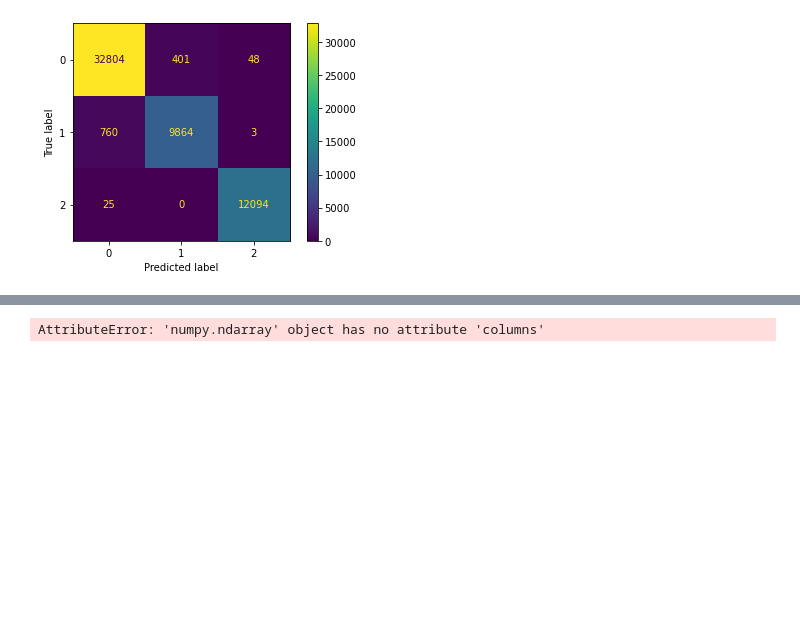
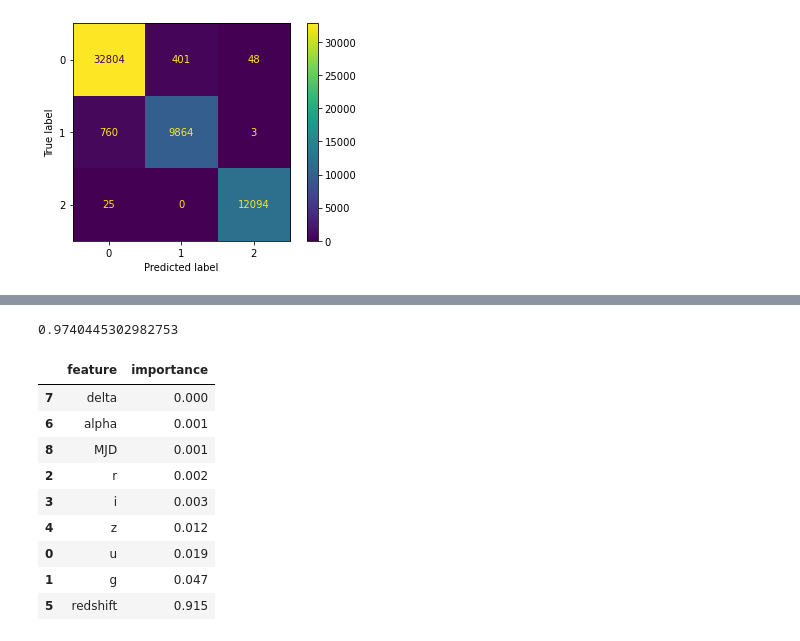
Before and after one commit to MuneraAlRajhi/StellarDatasetML, a Jupyter notebook: Stellar_ML_Decision_Tree.ipynb, the cells around one changed output, grey strips where cells are left out. Drawn from its saved outputs; the diff is of its cells as text; code cells hidden in the pictures; blank space fills up the shorter version.

```diff
--- a/Stellar_ML_Decision_Tree.ipynb
+++ b/Stellar_ML_Decision_Tree.ipynb
@@ -238,10 +250,24 @@ Test set score: 0.9701
+# %%
+from sklearn.metrics import f1_score
+sklearn.metrics.f1_score(y_test, y_pred, labels=None, pos_label=1, average='weighted', sample_weight=None)
+# %% [output]
+0.9740445302982753
 # %%
 #feature importance table
-importances = pd.DataFrame({'feature':X_train.columns,'importance':np.round(clf.feature_importances_,3)})
-importances = importances.sort_values('importance',ascending=False)
+importances = pd.DataFrame({'feature':x.columns,'importance':np.round(clf1.feature_importances_,3)})
+importances = importances.sort_values('importance',ascending=True)
 importances
 # %% [output]
-AttributeError: 'numpy.ndarray' object has no attribute 'columns'
+|  | feature | importance |
+| 7 | delta | 0.000 |
+| 6 | alpha | 0.001 |
+| 8 | MJD | 0.001 |
+| 2 | r | 0.002 |
+| 3 | i | 0.003 |
+| 4 | z | 0.012 |
+| 0 | u | 0.019 |
+| 1 | g | 0.047 |
+| 5 | redshift | 0.915 |
 # %%
 #feature importance visualized
 import matplotlib.pyplot as plt
```
Also changed, not shown: parts of 8 cells of this notebook.
